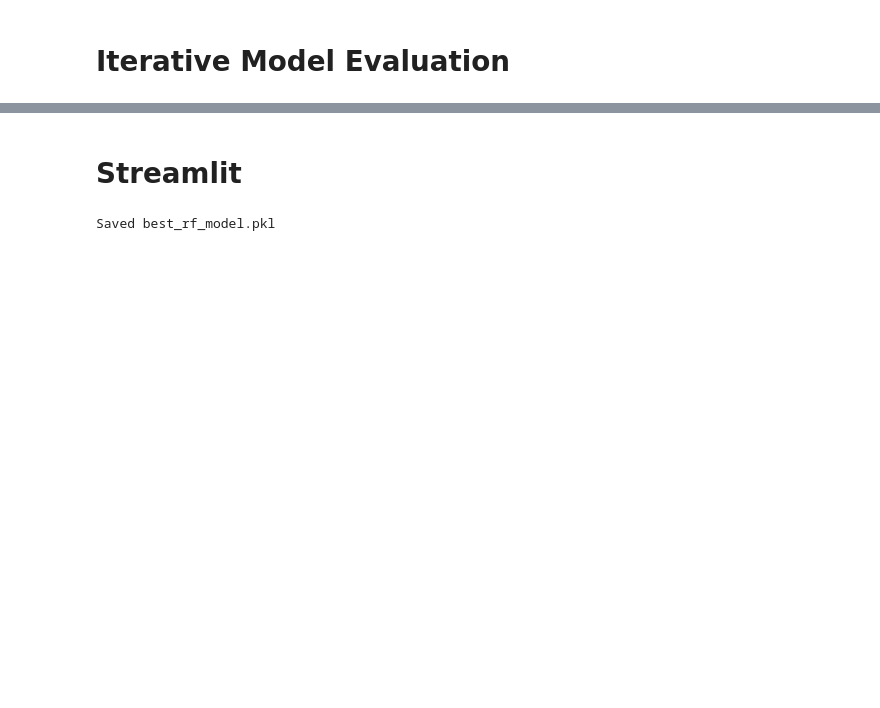
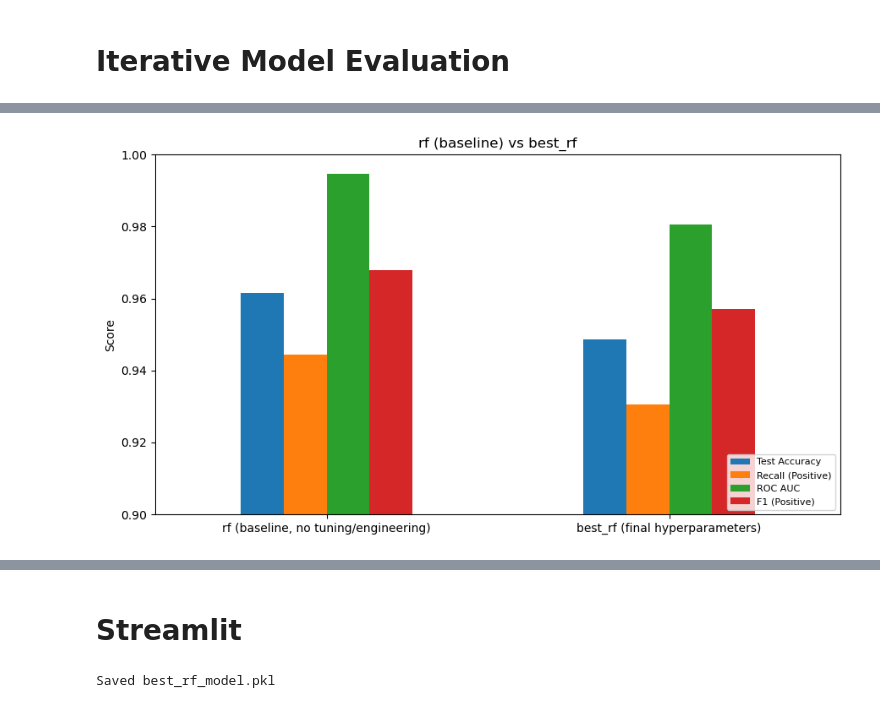
Before and after one commit to dennisho004/MLDP_Project, a Jupyter notebook: MLDP_Program_Codes_Submission_Template.ipynb, the cells around one changed output, grey strips where cells are left out. Cells and saved outputs as stored; diff of their text form; code cells hidden in the pictures; blank space fills up the shorter version.

```diff
--- a/MLDP_Program_Codes_Submission_Template.ipynb
+++ b/MLDP_Program_Codes_Submission_Template.ipynb
@@ -828,0 +980,15 @@ Gap: 0.0097
+# %%
+# rf baseline vs best_rf (threshold=0.5)
+compare_baseline = stages_df.loc[['rf (baseline, no tuning/engineering)', 'best_rf (final hyperparameters)'],
+                                   ['Test Accuracy', 'Recall (Positive)', 'ROC AUC', 'F1 (Positive)']]
+
+compare_baseline.plot(kind='bar', figsize=(9,5))
+plt.title('rf (baseline) vs best_rf')
+plt.ylabel('Score')
+plt.ylim(0.9, 1.0)
+plt.xticks(rotation=0)
+plt.legend(loc='lower right', fontsize=8)
+plt.tight_layout()
+plt.show()
+# %% [output]
+[figure, added]
```
Also changed, not shown: parts of 38 cells of this notebook, 1 other file.
